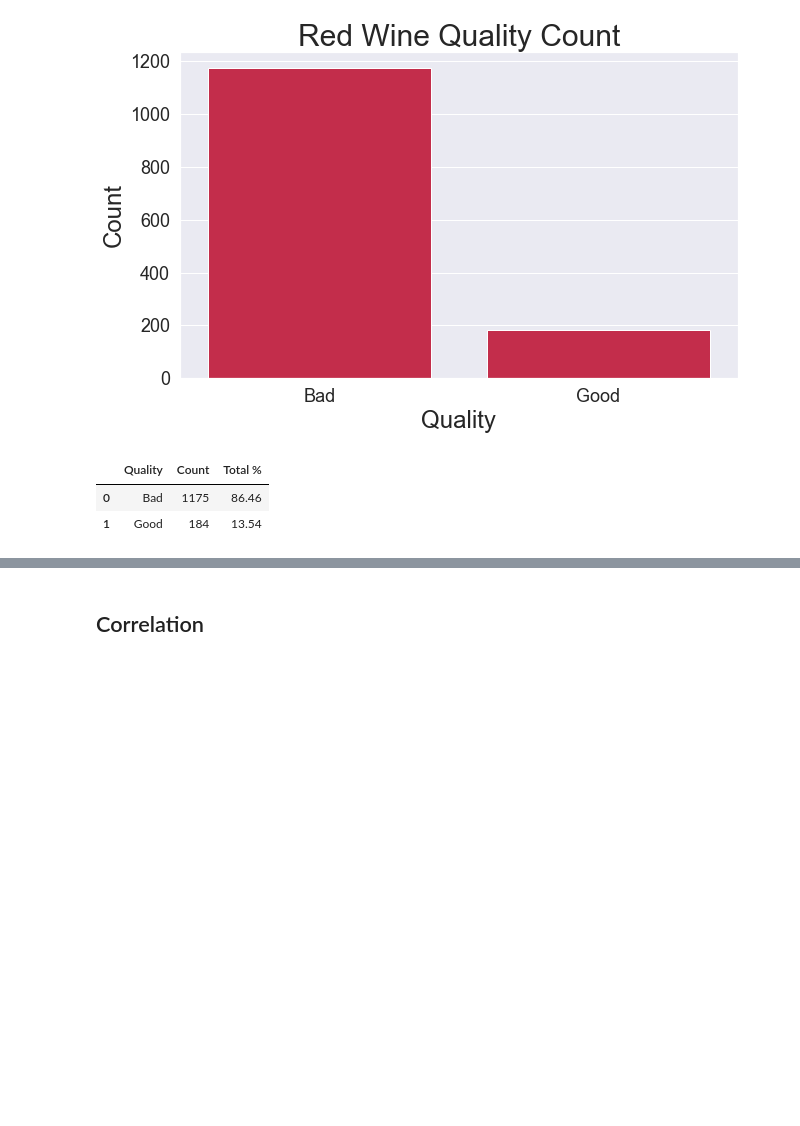
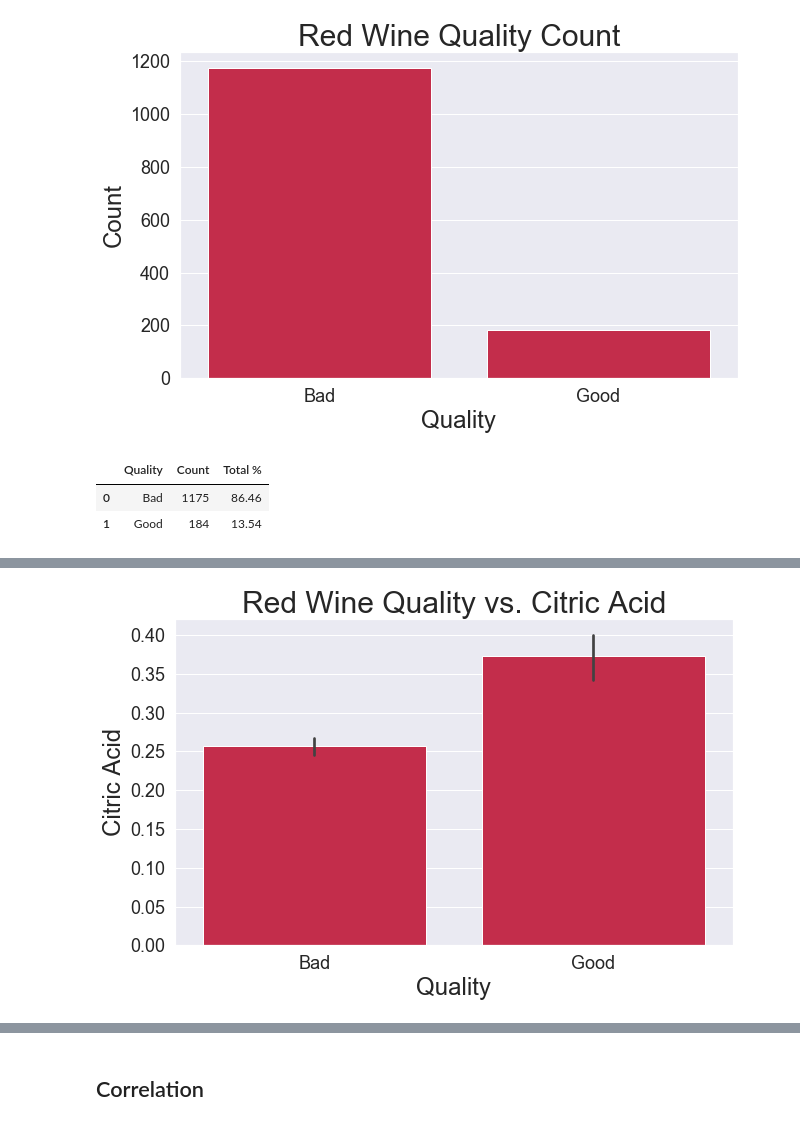
Before and after one commit to erikajane/Good_Wine_Classification, a Jupyter notebook: Red Wine.ipynb, the cells around one changed output, grey strips where cells are left out. Saved outputs shown, nothing was run; the diff lists cells and outputs as text; code cells hidden in the pictures; blank space fills up the shorter version.

```diff
--- a/Red Wine.ipynb
+++ b/Red Wine.ipynb
@@ -302,0 +211,6 @@ Text(0.5, 1.0, 'Alcohol vs. Quality Red Wine')
+# %%
+# View 'citric acid' across 'quality'
+
+graph_data('citric acid')
+# %% [output]
+[figure, added]
```
Also changed, not shown: parts of 18 cells of this notebook, 4 other files.
